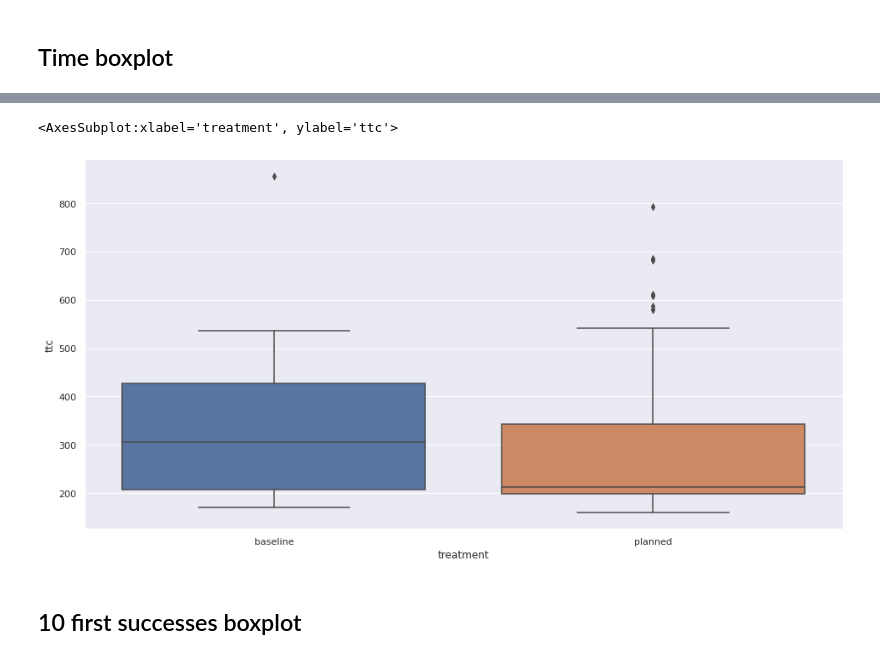
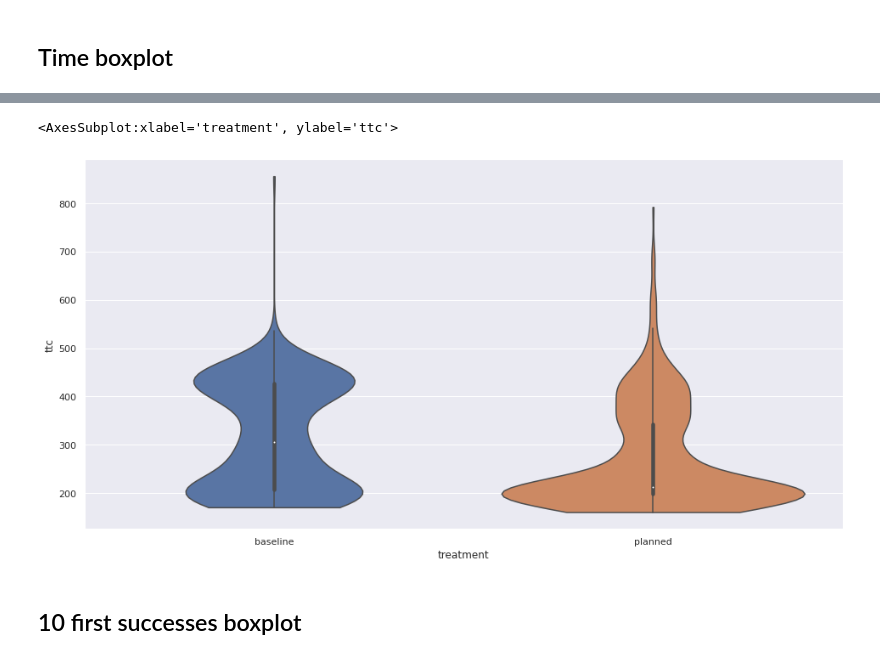
Before and after one commit to VicenteMoraes/hmrs_analysis, a Jupyter notebook: notebooks/Analysis.ipynb, the cells around one changed output, grey strips where cells are left out. Saved outputs shown, nothing was run; the diff lists cells and outputs as text; code cells hidden in the pictures.

```diff
--- a/notebooks/Analysis.ipynb
+++ b/notebooks/Analysis.ipynb
@@ -480,8 +520,8 @@ sns.boxplot(x="treatment", y="value", data=boxplot_counts)
 # %%
-sns.boxplot(x='treatment', y='ttc', data=successes, order=['baseline', 'planned'])
+sns.violinplot(x='treatment', y='ttc', data=successes, order=['baseline', 'planned'], cut=0)
 # %% [output]
 <AxesSubplot:xlabel='treatment', ylabel='ttc'>
-[figure, old version]
+[figure, new version]
 # %% [markdown]
 ## 10 first successes boxplot
 # %%
```
Also changed, not shown: parts of 10 cells of this notebook.
